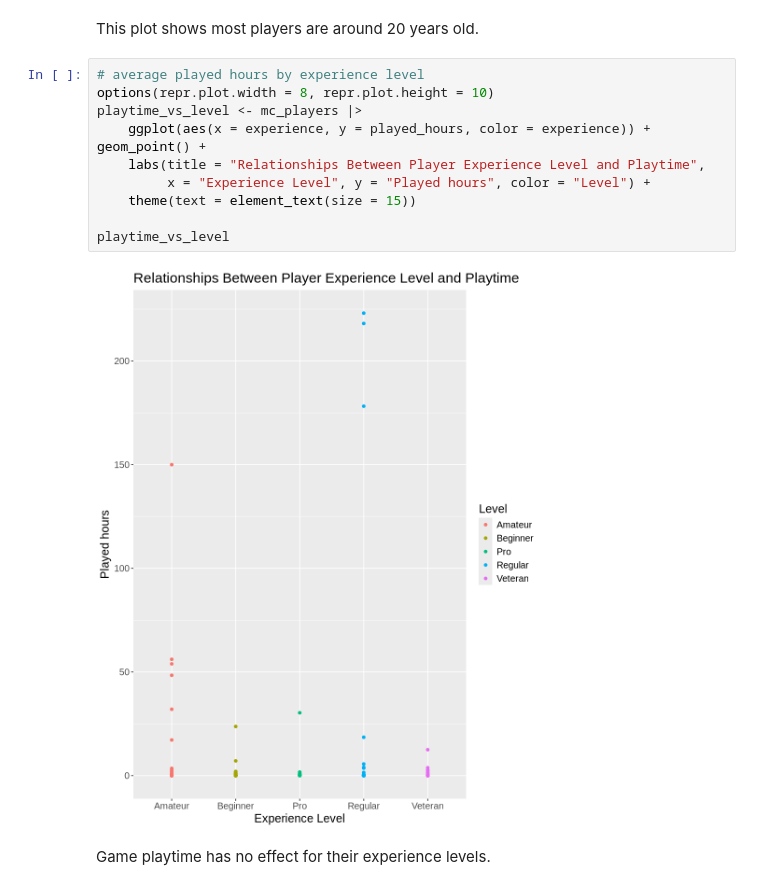
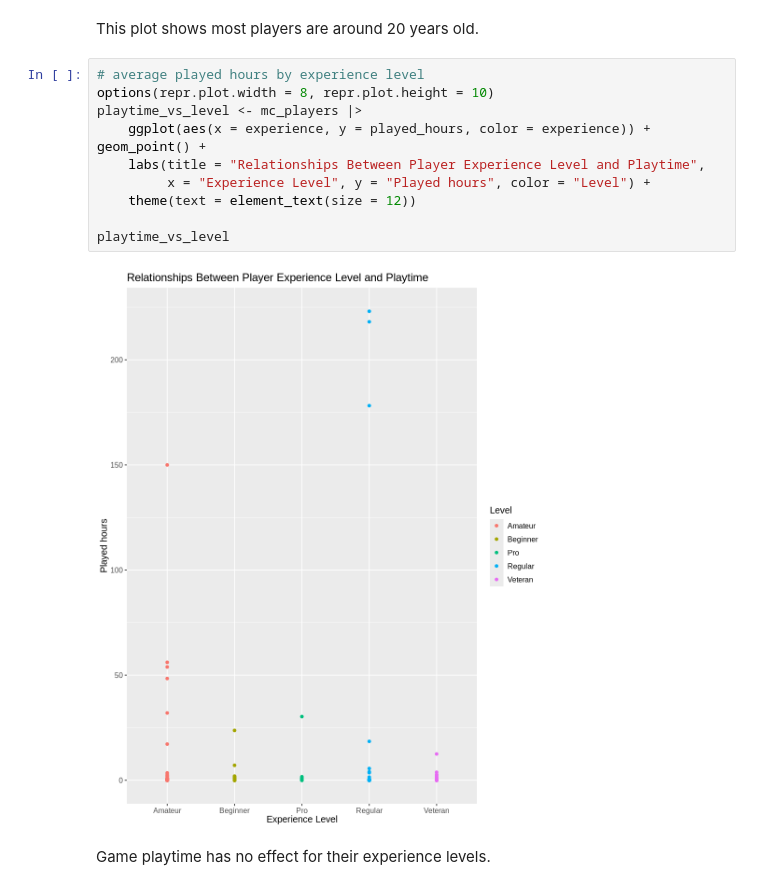
Before and after one commit to gaogaowara-cmd/dsci-100-project-group9-18, a Jupyter notebook: DSCI100_individual.ipynb, the cells around one changed output. Cells and saved outputs as stored; diff of their text form.

Commit message:
Fix graph issue_2

```diff
--- a/DSCI100_individual.ipynb
+++ b/DSCI100_individual.ipynb
@@ -155,15 +155,15 @@ This plot shows most players are around 20 years old.
 # %%
 # average played hours by experience level
 options(repr.plot.width = 8, repr.plot.height = 10)
 playtime_vs_level <- mc_players |>
     ggplot(aes(x = experience, y = played_hours, color = experience)) + geom_point() +
     labs(title = "Relationships Between Player Experience Level and Playtime",
          x = "Experience Level", y = "Played hours", color = "Level") +
-    theme(text = element_text(size = 15))
+    theme(text = element_text(size = 12))
 
 playtime_vs_level
 # %% [output]
-[figure, old version]
+[figure, new version]
 # %% [markdown]
 Game playtime has no effect for their experience levels.
 # %% [markdown]
```
Also changed, not shown: parts of 1 cell of this notebook.
